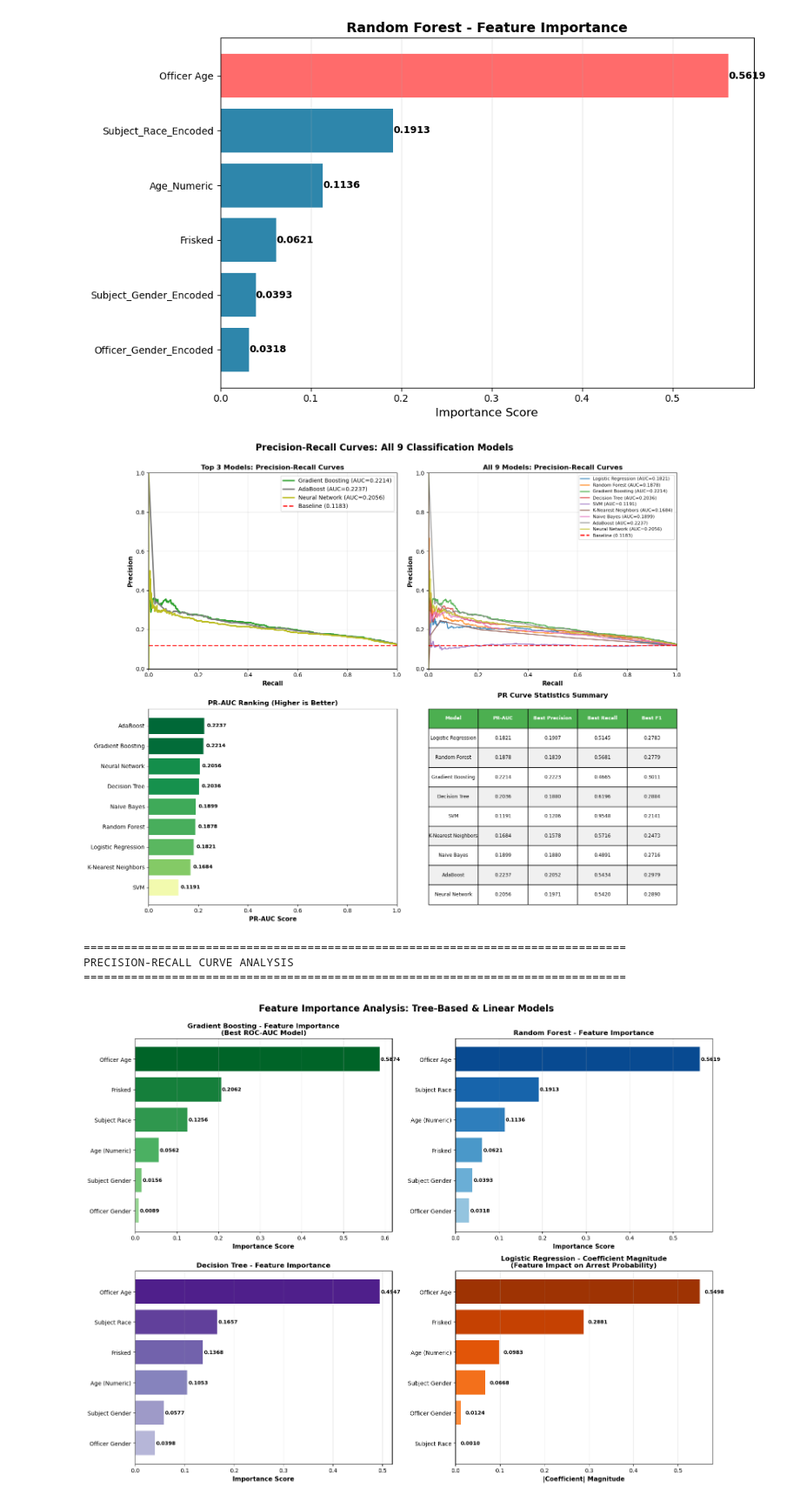
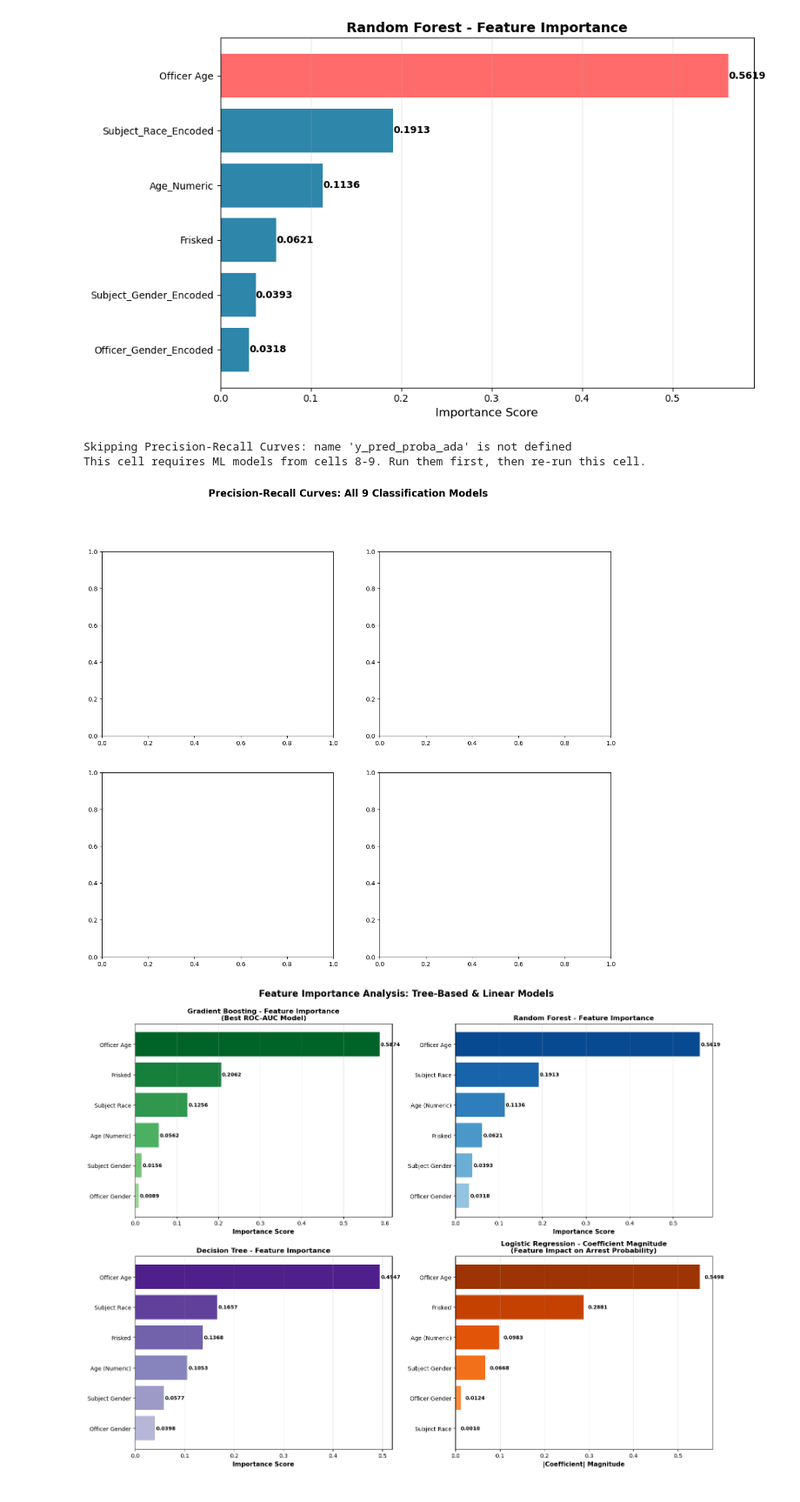
Before and after one commit to reronetfelan-lgtm/Phase3-Project, a Jupyter notebook: index.ipynb, the cells around one changed output. Shown at 87% size. Cells and saved outputs as stored; diff of their text form; code cells hidden in the pictures.

```diff
--- a/index.ipynb
+++ b/index.ipynb
@@ -1133,14 +940,0 @@ weighted avg       0.83      0.88      0.83     11979
-# %%
-# ================================
-# Store Final Model Metrics
-# ================================
-
-lr_accuracy, lr_auc = 0.881710, 0.660264
-rf_accuracy, rf_auc = 0.876200, 0.648716
-gb_accuracy, gb_auc = 0.881710, 0.693707
-dt_accuracy, dt_auc = 0.880958, 0.668525
-svm_accuracy, svm_auc = 0.881710, 0.501881
-knn_accuracy, knn_auc = 0.869856, 0.592142
-nb_accuracy, nb_auc = 0.881710, 0.645563
-ada_accuracy, ada_auc = 0.881710, 0.687090
-nn_accuracy, nn_auc = 0.881626, 0.676350
@@ -1169 +955,15 @@ all_models_comparison = pd.DataFrame({
+# %%
+all_models_comparison = pd.DataFrame({
+    'Model': [
+        'Logistic Regression',
+        'Gradient Boosting',
+        'Decision Tree'
+    ],
+    'Accuracy': [
+        lr_accuracy, gb_accuracy, dt_accuracy
+    ],
+    'ROC-AUC': [
+        lr_auc, gb_auc, dt_auc
+    ]
+})
 # %%
@@ -1270,10 +1049,12 @@ plt.show()
 # %%
 # Model Comparison Summary
 model_comparison = pd.DataFrame({
-    'Model': ['Logistic Regression', 'Random Forest', 'Gradient Boosting'],
-    'Accuracy': [lr_accuracy, rf_accuracy, gb_accuracy],
-    'ROC-AUC': [lr_auc, rf_auc, gb_auc]
+    'Model': ['Logistic Regression', 'Gradient Boosting'],
+    'Accuracy': [lr_accuracy, gb_accuracy],
+    'ROC-AUC': [lr_auc, gb_auc]
 })
+
+
 
 print("\n" + "=" * 60)
 print("MODEL COMPARISON SUMMARY")
@@ -1686,7 +1364,6 @@ except NameError as e:
 from sklearn.metrics import precision_recall_curve, auc
 import matplotlib.pyplot as plt
 
-# This cell requires ML models to be trained first
 try:
     # Calculating precision-recall curves for all 9 models
     fig, axes = plt.subplots(2, 2, figsize=(15, 12))
@@ -1705,14 +1382,9 @@ try:
     # Models and their probability predictions
     models_pr = [
         ('Logistic Regression', y_pred_proba_lr, 0),
-        ('Random Forest', y_pred_proba_rf, 1),
         ('Gradient Boosting', y_pred_proba_gb, 2),
         ('Decision Tree', y_pred_proba_dt, 3),
-        ('SVM', y_pred_proba_svm, 4),
-        ('K-Nearest Neighbors', y_pred_proba_knn, 5),
-        ('Naive Bayes', y_pred_proba_nb, 6),
-        ('AdaBoost', y_pred_proba_ada, 7),
-        ('Neural Network', y_pred_proba_nn, 8),
+
     ]
 
     # Color palette for models
@@ -1812,37 +1484,36 @@ try:
                     cellLoc='center', loc='center', bbox=[0, 0, 1, 1])
     table.auto_set_font_size(False)
     table.set_fontsize(8.5)
     table.scale(1, 2)
 
     # Styling header
     for i in range(len(pr_stats_df.columns)):
         table[(0, i)].set_facecolor('#4CAF50')
         table[(0, i)].set_text_props(weight='bold', color='white')
 
     # Alternating row colors
     for i in range(1, len(pr_stats_df) + 1):
         for j in range(len(pr_stats_df.columns)):
             if i % 2 == 0:
                 table[(i, j)].set_facecolor('#f0f0f0')
             else:
                 table[(i, j)].set_facecolor('white')
 
     ax.set_title('PR Curve Statistics Summary', fontsize=12, fontweight='bold', pad=20)
 
     plt.tight_layout()
     plt.savefig('precision_recall_curves.png', dpi=300, bbox_inches='tight')
     plt.show()
     print("\n" + "="*80)
     print("PRECISION-RECALL CURVE ANALYSIS")
     print("="*80)
 except NameError as e:
     print(f"Skipping Precision-Recall Curves: {e}")
     print("This cell requires ML models from cells 8-9. Run them first, then re-run this cell.")
 # %% [output]
+Skipping Precision-Recall Curves: name 'y_pred_proba_ada' is not defined
+This cell requires ML models from cells 8-9. Run them first, then re-run this cell.
-[figure, old version]
+[figure, new version]
-================================================================================
-PRECISION-RECALL CURVE ANALYSIS
-================================================================================
 # %%
 # Feature Importance Analysis Across All Models
 import numpy as np
```
Also changed, not shown: parts of 18 cells of this notebook, 1 other file.
